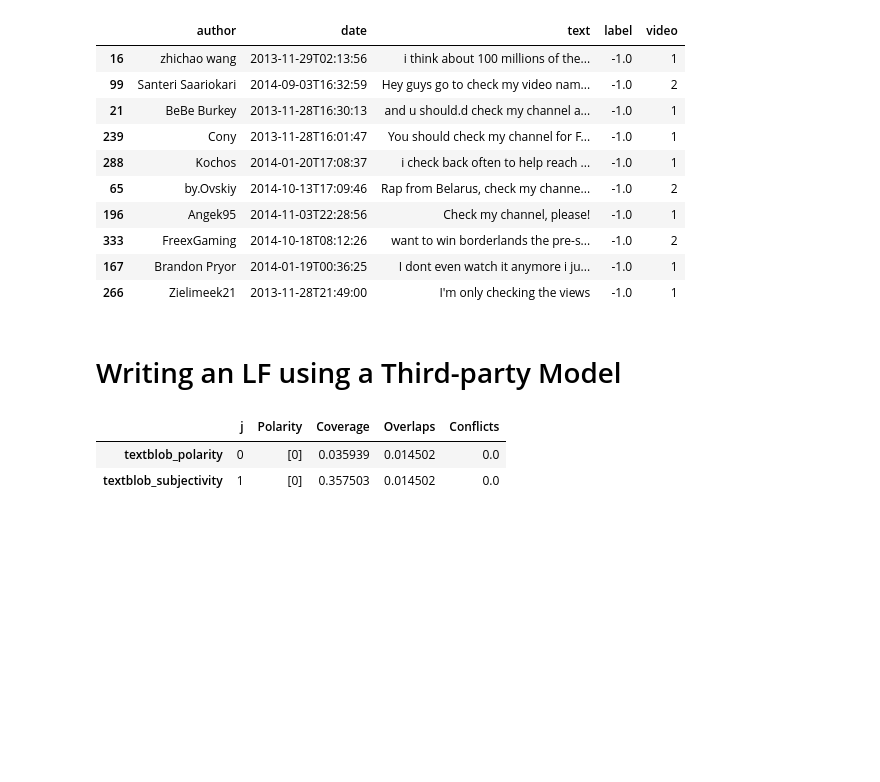
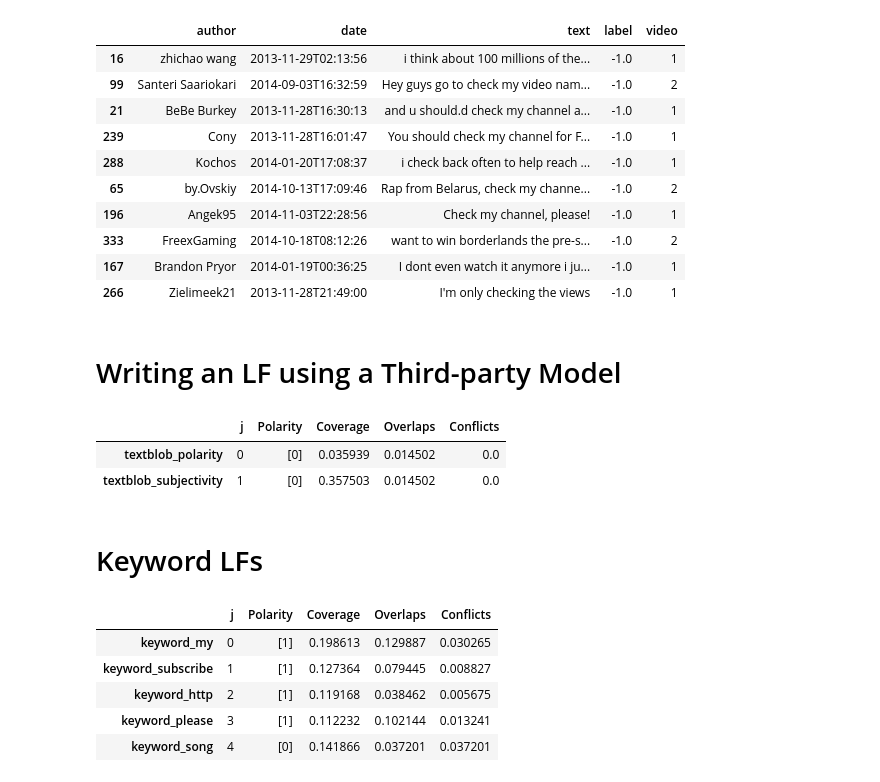
Before and after one commit to jonathanmnovak/hello-world-snorkel, a Jupyter notebook: spam/tutorial-data-labeling.ipynb, the cells around one changed output. Drawn from its saved outputs; the diff is of its cells as text; code cells hidden in the pictures; blank space fills up the shorter version.

Commit message:
Add keyword LFs

```diff
--- a/spam/tutorial-data-labeling.ipynb
+++ b/spam/tutorial-data-labeling.ipynb
@@ -149,3 +149,20 @@ LFAnalysis(L_train, lfs).lf_summary()
 |  | j | Polarity | Coverage | Overlaps | Conflicts |
 | textblob_polarity | 0 | [0] | 0.035939 | 0.014502 | 0.0 |
 | textblob_subjectivity | 1 | [0] | 0.357503 | 0.014502 | 0.0 |
+# %% [markdown]
+# Keyword LFs
+# %%
+from SpamLabelingFunctions import *
+lfs = [keyword_my, keyword_subscribe, keyword_link, keyword_please, keyword_song]
+
+applier = PandasLFApplier(lfs)
+L_train = applier.apply(df_train)
+
+LFAnalysis(L_train, lfs).lf_summary()
+# %% [output]
+|  | j | Polarity | Coverage | Overlaps | Conflicts |
+| keyword_my | 0 | [1] | 0.198613 | 0.129887 | 0.030265 |
+| keyword_subscribe | 1 | [1] | 0.127364 | 0.079445 | 0.008827 |
+| keyword_http | 2 | [1] | 0.119168 | 0.038462 | 0.005675 |
+| keyword_please | 3 | [1] | 0.112232 | 0.102144 | 0.013241 |
+| keyword_song | 4 | [0] | 0.141866 | 0.037201 | 0.037201 |
```
Also changed, not shown: 2 other files.
